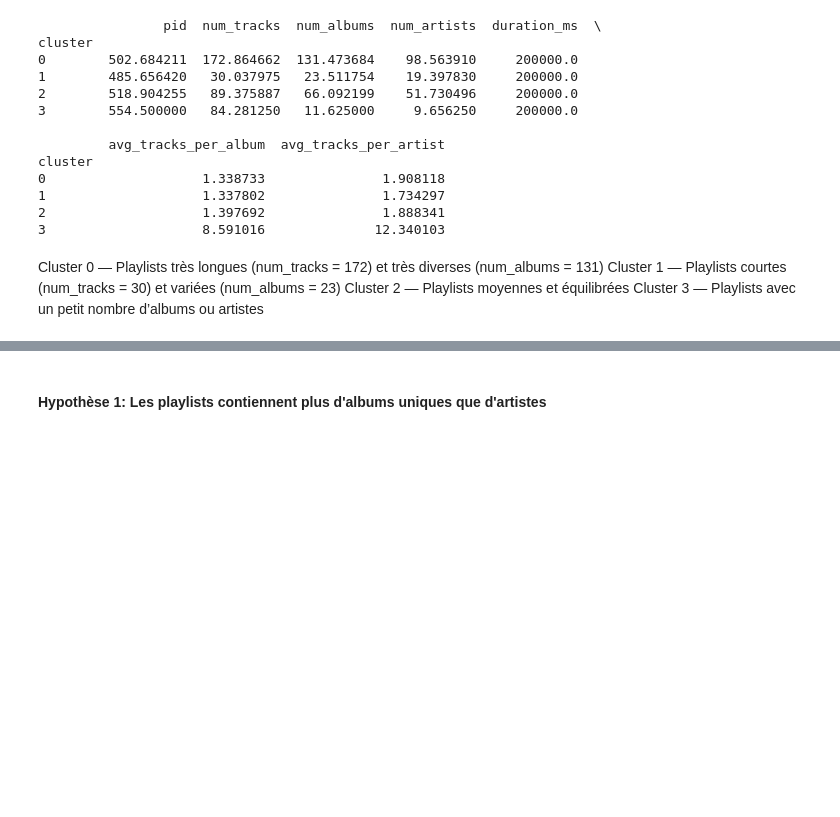
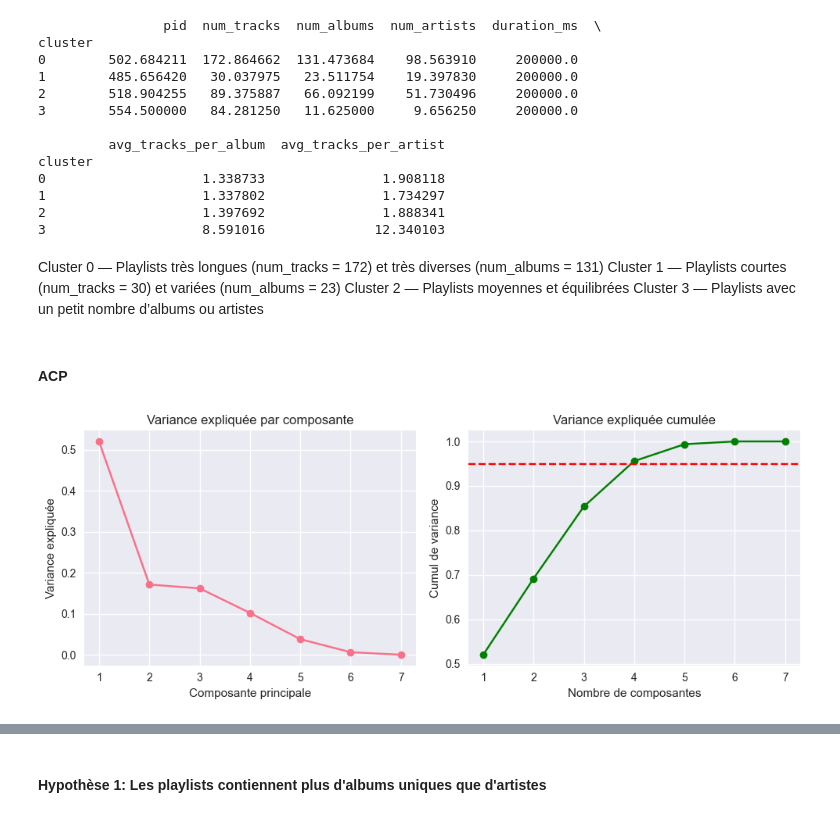
Before and after one commit to HugoHOUNTesgi/Reporting-Projet-Annuel, a Jupyter notebook: projet_reporting.ipynb, the cells around one changed output, grey strips where cells are left out. Cells and saved outputs as stored; diff of their text form; code cells hidden in the pictures; blank space fills up the shorter version.

```diff
--- a/projet_reporting.ipynb
+++ b/projet_reporting.ipynb
@@ -568,3 +564,46 @@ Cluster 0 — Playlists très longues (num_tracks = 172) et très diverses (num_
 Cluster 1 — Playlists courtes (num_tracks = 30) et variées (num_albums = 23)
 Cluster 2 — Playlists moyennes et équilibrées
 Cluster 3 — Playlists avec un petit nombre d’albums ou artistes
+# %% [markdown]
+#### ACP
+# %%
+df_numerical_columns = [col for col in df.columns if df[col].dtype in [np.int64, np.float64]]
+
+# Standardisation
+scaler = StandardScaler()
+# X_scaled = scaler.fit_transform(pivot_df)
+X_scaled = scaler.fit_transform(df[df_numerical_columns])
+
+# Instanciation de l'objet PCA
+pca = PCA()
+
+# Application de l'ACP
+X_pca = pca.fit_transform(X_scaled)
+
+# Extraction des variances expliquées
+explained_variance = pca.explained_variance_ratio_
+#print(explained_variance)
+cumulative_variance = explained_variance.cumsum()
+#print(cumulative_variance)
+
+plt.figure(figsize=(10, 4))
+
+# Variance expliquée par composante
+plt.subplot(1, 2, 1)
+plt.plot(range(1, len(explained_variance)+1), explained_variance, marker='o')
+plt.title("Variance expliquée par composante")
+plt.xlabel("Composante principale")
+plt.ylabel("Variance expliquée")
+
+# Variance cumulée
+plt.subplot(1, 2, 2)
+plt.plot(range(1, len(cumulative_variance)+1), cumulative_variance, marker='o', color='green')
+plt.axhline(0.95, color='red', linestyle='--')
+plt.title("Variance expliquée cumulée")
+plt.xlabel("Nombre de composantes")
+plt.ylabel("Cumul de variance")
+
+plt.tight_layout()
+plt.show()
+# %% [output]
+[figure, added]
```
Also changed, not shown: parts of 29 cells of this notebook, 6 other files.
